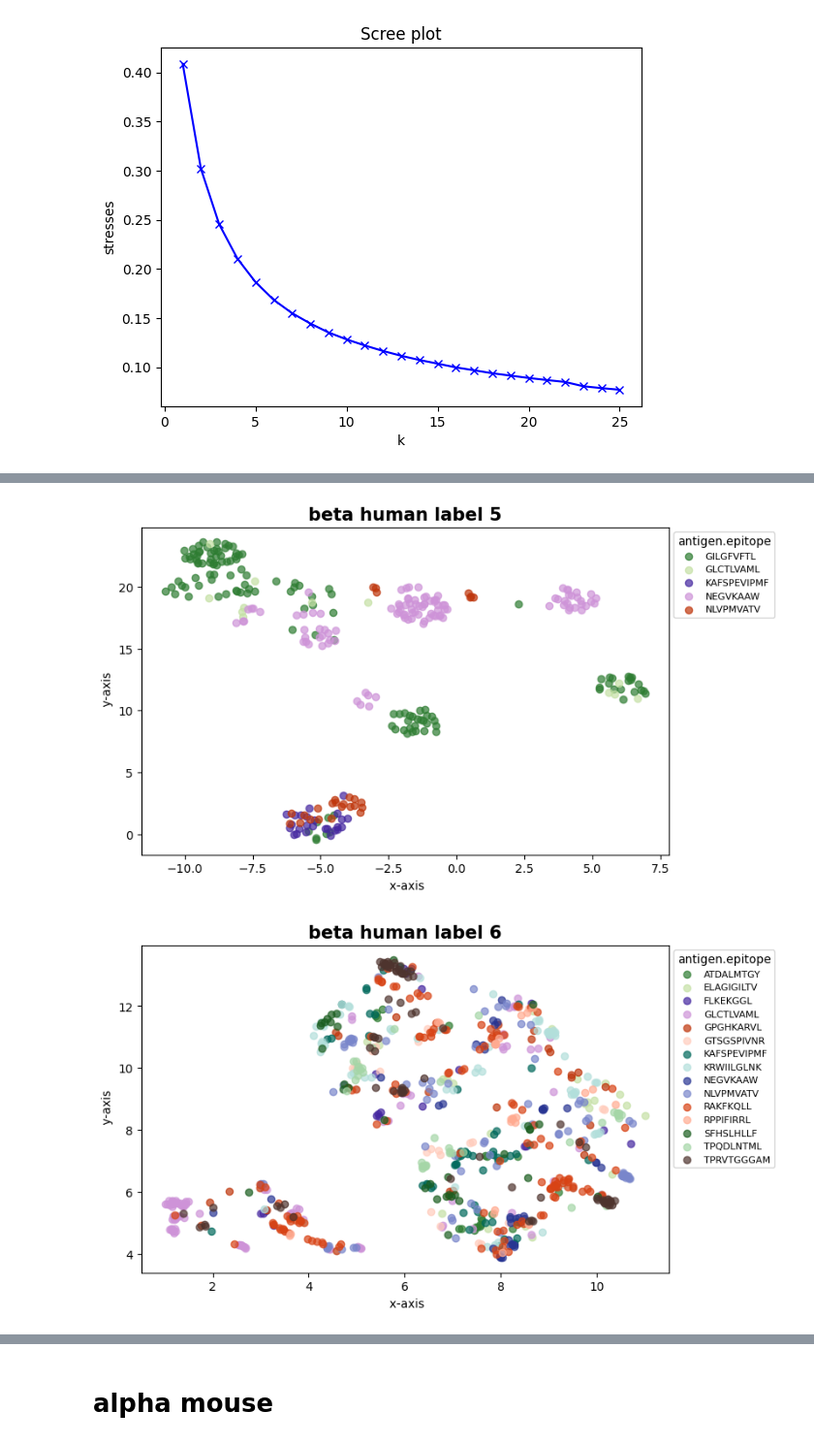
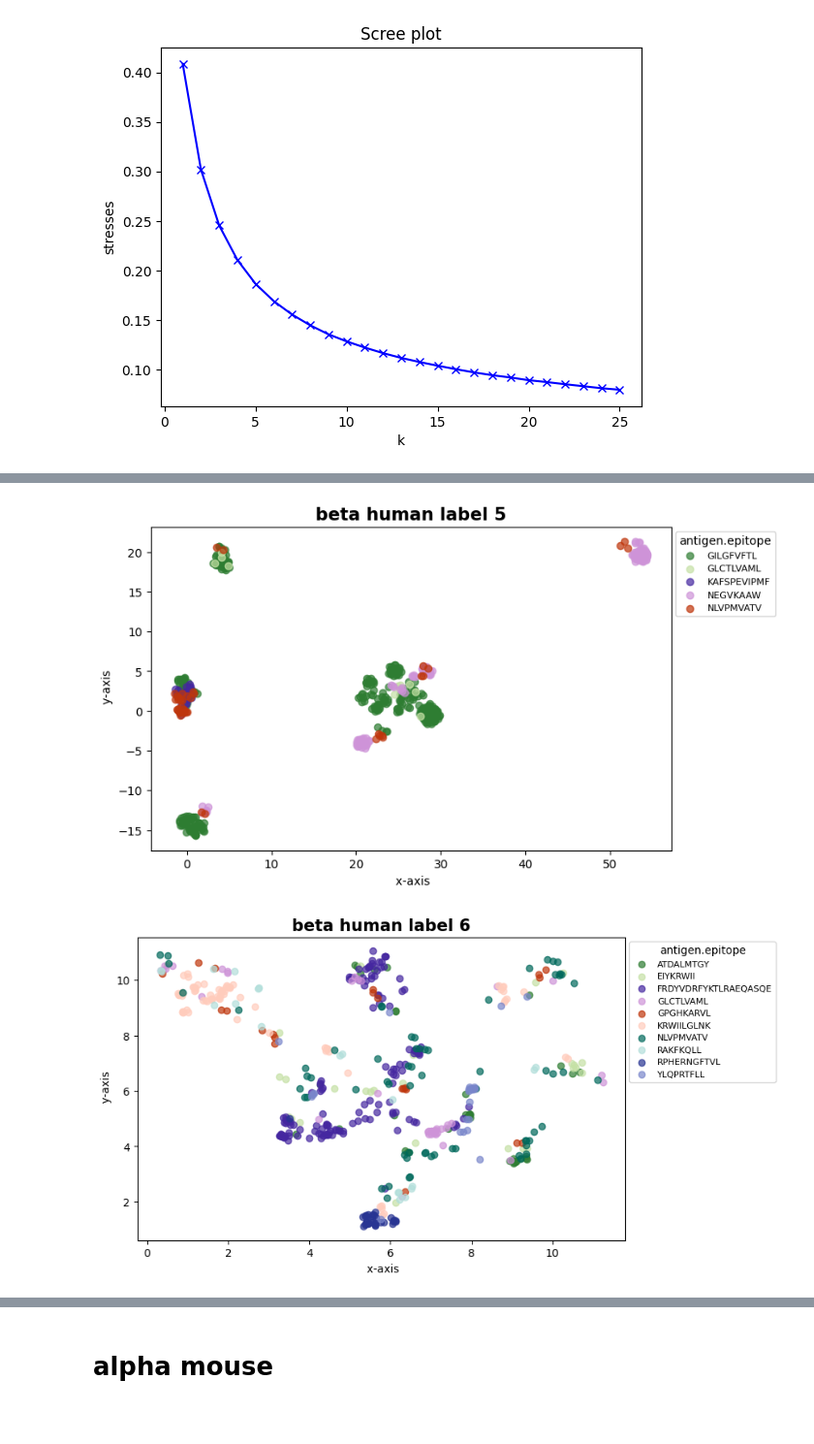
Before and after one commit to UoB-DSMP-2023-24/dsmp-2024-group02, a Jupyter notebook: Clustering.ipynb, the cells around one changed output, grey strips where cells are left out. Shown at 97% size. Cells and saved outputs as stored; diff of their text form; code cells hidden in the pictures; blank space fills up the shorter version.

```diff
--- a/Clustering.ipynb
+++ b/Clustering.ipynb
@@ -577,7 +579,7 @@ bool = np.isin(beta_human_cluster_results[:, -1], label)
 cluster_0_coordinate = beta_human_cluster_results[bool][:, 0:-1]
 clone_df_0 = beta_human_clone_df[beta_human_clone_df['label'] == label]
 
-reducer_umap = umap.UMAP(n_neighbors=60, min_dist=0.25, random_state=42)
+reducer_umap = umap.UMAP(n_neighbors=20, min_dist=0.25, random_state=42)
 embedding0 = reducer_umap.fit_transform(cluster_0_coordinate)
 
 
@@ -629,7 +631,7 @@ bool = np.isin(beta_human_cluster_results[:, -1], label)
 cluster_1_coordinate = beta_human_cluster_results[bool][:, 0:-1]
 clone_df_1 = beta_human_clone_df[beta_human_clone_df['label'] == label]
 
-reducer_umap = umap.UMAP(n_neighbors=50, min_dist=0.25, random_state=42)
+reducer_umap = umap.UMAP(n_neighbors=50, min_dist=0.1, random_state=42)
 embedding1 = reducer_umap.fit_transform(cluster_1_coordinate)
 
 
@@ -731,7 +733,7 @@ bool = np.isin(beta_human_cluster_results[:, -1], label)
 cluster_3_coordinate = beta_human_cluster_results[bool][:, 0:-1]
 clone_df_3 = beta_human_clone_df[beta_human_clone_df['label'] == label]
 
-reducer_umap = umap.UMAP(n_neighbors=200, min_dist=0.5, random_state=42)
+reducer_umap = umap.UMAP(n_neighbors=50, min_dist=0.1, random_state=42)
 embedding3 = reducer_umap.fit_transform(cluster_3_coordinate)
 
 
@@ -833,7 +835,7 @@ bool = np.isin(beta_human_cluster_results[:, -1], label)
 cluster_5_coordinate = beta_human_cluster_results[bool][:, 0:-1]
 clone_df_5 = beta_human_clone_df[beta_human_clone_df['label'] == label]
 
-reducer_umap = umap.UMAP(n_neighbors=500, min_dist=0.9, random_state=42)
+reducer_umap = umap.UMAP(n_neighbors=200, min_dist=0.9, random_state=42)
 embedding5 = reducer_umap.fit_transform(cluster_5_coordinate)
 
 
@@ -877,14 +879,14 @@ plt.legend(title='antigen.epitope', bbox_to_anchor=(1, 1), loc='upper left', fon
 plt.savefig('beta_5')
 plt.show()
 # %% [output]
-[figure, old version]
+[figure, new version]
 # %%
 label = 6
 bool = np.isin(beta_human_cluster_results[:, -1], label)
 cluster_6_coordinate = beta_human_cluster_results[bool][:, 0:-1]
 clone_df_6 = beta_human_clone_df[beta_human_clone_df['label'] == label]
 
-reducer_umap = umap.UMAP(n_neighbors=100, min_dist=0.2, random_state=42)
+reducer_umap = umap.UMAP(n_neighbors=60, min_dist=0.2, random_state=42)
 embedding6 = reducer_umap.fit_transform(cluster_6_coordinate)
 
 
@@ -902,34 +904,34 @@ filtered_embedding6 = embedding6[mask]
 
 
 color_list = [
     "#2E7D32", "#C5E1A5", "#4527A0", "#CE93D8", "#BF360C",
     "#FFCCBC", "#00695C", "#B2DFDB", "#283593", "#7986CB",
     "#D84315", "#FFAB91", "#1B5E20", "#A5D6A7", "#4E342E",
     "#D7CCC8", "#006064", "#84FFFF", "#AD1457", "#F8BBD0",
     "#4A148C", "#EA80FC", "#1A237E", "#8C9EFF", "#880E4F",
     "#FF80AB", "#37474F"
 ]
 
 unique_antigen_species = np.unique(filtered_clone_df_6['antigen.epitope'])
 colors = color_list[:len(unique_antigen_species)]
 color_map = dict(zip(unique_antigen_species, colors))
 
 plt.figure(figsize=(8, 5))
 
 for antigen_species, color in color_map.items():
     true_indices = (filtered_clone_df_6['antigen.epitope'] == antigen_species)
     plt.scatter(filtered_embedding6[true_indices, 0], filtered_embedding6[true_indices, 1], color=color, label=antigen_species,
                 alpha=0.7)
 
 
 plt.title('beta human label 6', fontweight='bold', fontsize=15)
 plt.xlabel(' x-axis')
 plt.ylabel(' y-axis')
 plt.legend(title='antigen.epitope', bbox_to_anchor=(1, 1), loc='upper left', fontsize=8)
 plt.savefig('beta_6')
 plt.show()
 # %% [output]
-[figure, old version]
+[figure, new version]
 # %%
 label = 7
 bool = np.isin(beta_human_cluster_results[:, -1], label)
```
Also changed, not shown: parts of 8 cells of this notebook, 1 other file.
